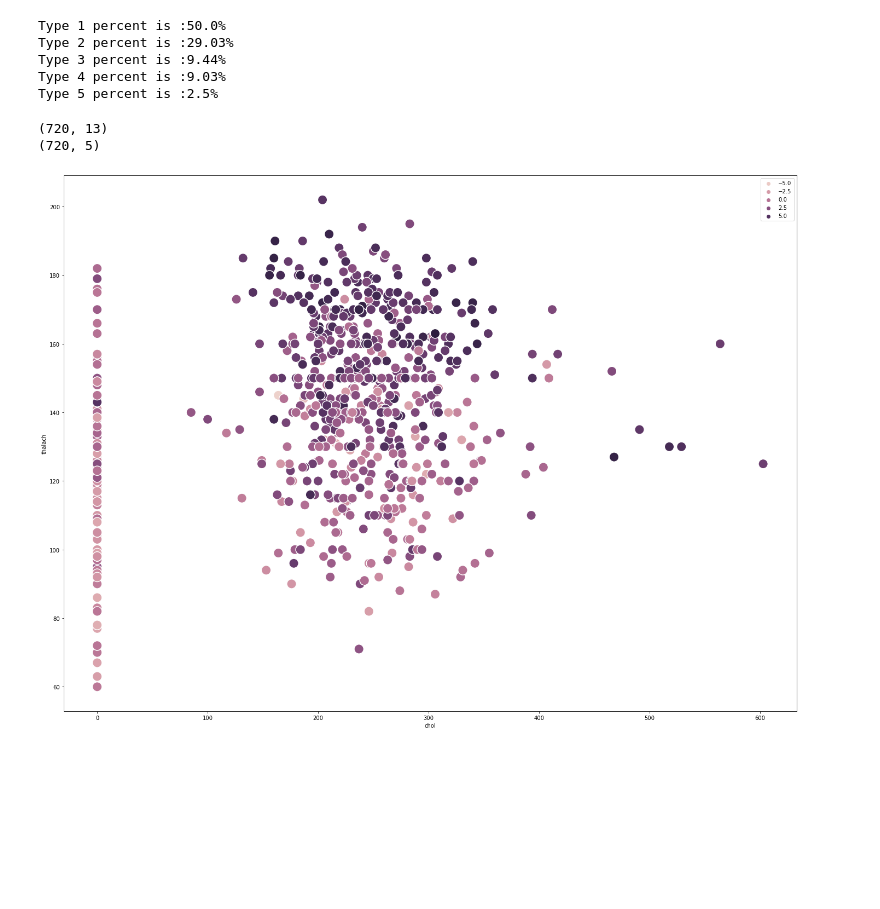
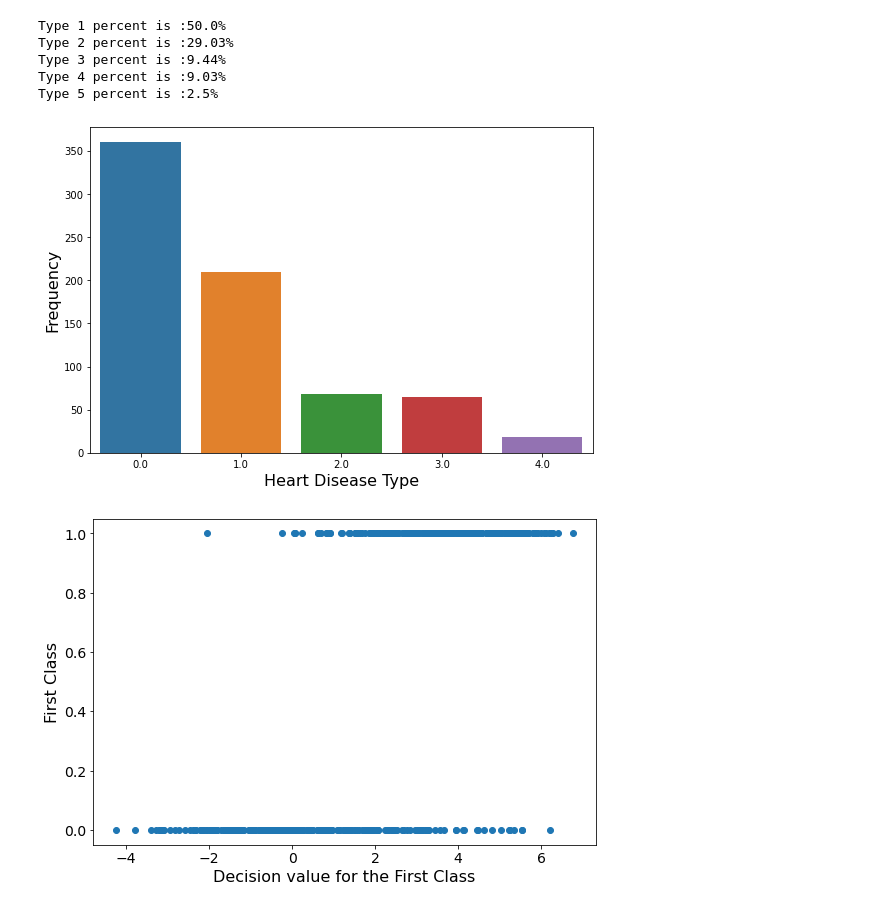
Before and after one commit to bkeshavarzi/Heart, a Jupyter notebook: LogistcRegression.ipynb, the cells around one changed output. Cells and saved outputs as stored; diff of their text form; code cells hidden in the pictures; blank space fills up the shorter version.

```diff
--- a/LogistcRegression.ipynb
+++ b/LogistcRegression.ipynb
@@ -323,13 +182,3 @@ Type 4 percent is :9.03%
 Type 5 percent is :2.5%
 # %%
 Y_decision = glm.decision_function(X)
-print(X.shape)
-print(Y_decision.shape)
-# %% [output]
-(720, 13)
-(720, 5)
-# %%
-fig, ax = plt.subplots(1,1,figsize= (24,18))
-sns.scatterplot(data = heart, x = 'chol', y = 'thalach', hue = Y_decision[:,0], s = 300);
-# %% [output]
-[figure, removed]
@@ -335,0 +191,10 @@ sns.scatterplot(data = heart, x = 'chol', y = 'thalach', hue = Y_decision[:,0],
+# %%
+df = heart.groupby(['num'])['num'].aggregate(['count'])
+df.reset_index(inplace=True)
+fig, axis = plt.subplots(1,1,figsize=(9,6))
+av = sns.barplot(data = df, x = 'num', y = 'count', ax = axis)
+
+av.set_xlabel('Heart Disease Type', fontsize = 16)
+av.set_ylabel('Frequency', fontsize = 16);
+# %% [output]
+[figure, added]
@@ -335,0 +207,9 @@ sns.scatterplot(data = heart, x = 'chol', y = 'thalach', hue = Y_decision[:,0],
+# %%
+fig, ax = plt.subplots(1,1,figsize= (9,6))
+ax.scatter(decision_values_train[:,0], Y_0)
+ax.set_xlabel('Decision value for the First Class', fontsize = 16)
+ax.set_ylabel('First Class', fontsize = 16)
+plt.xticks(fontsize=14)
+plt.yticks(fontsize=14);
+# %% [output]
+[figure, added]
```
Also changed, not shown: parts of 41 cells of this notebook, 59 other files.
